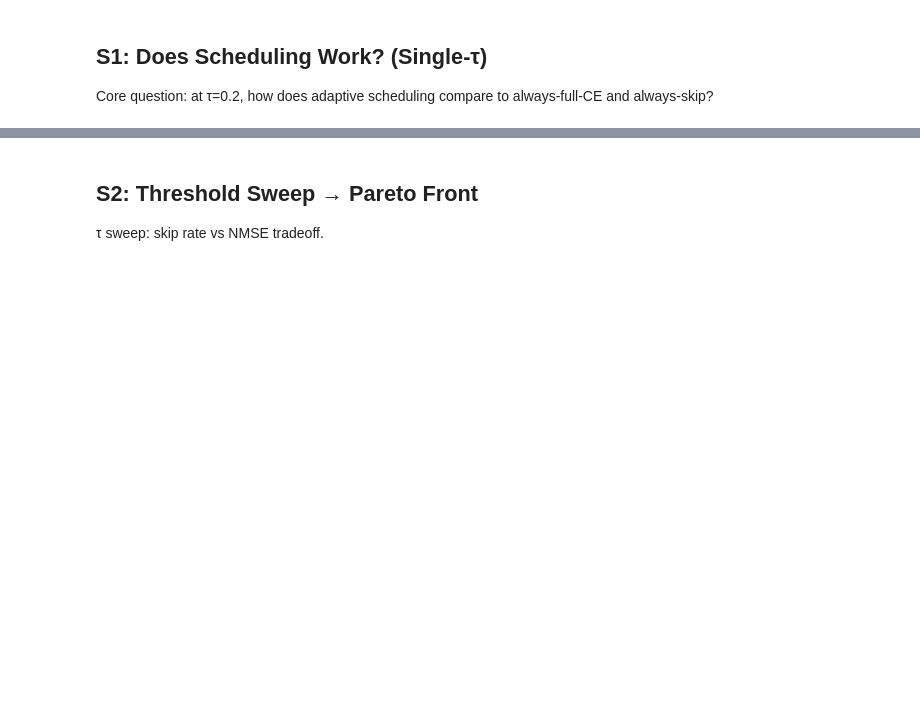
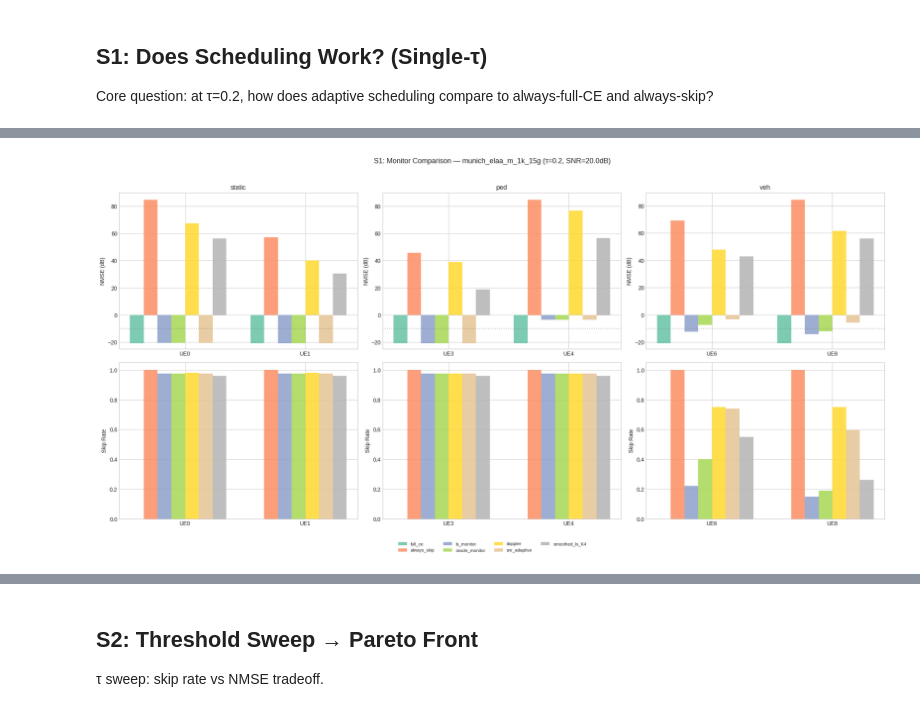
Before and after one commit to sungminlee114/6g-collaborative_bs, a Jupyter notebook: src/experiments/analysis.ipynb, the cells around one changed output, grey strips where cells are left out. Cells and saved outputs as stored; diff of their text form; code cells hidden in the pictures; blank space fills up the shorter version.

```diff
--- a/src/experiments/analysis.ipynb
+++ b/src/experiments/analysis.ipynb
@@ -73,45 +362,62 @@ Core question: at τ=0.2, how does adaptive scheduling compare to always-full-CE
 from src.experiments.pipeline import run_s1
 s1 = run_s1(ue_data, tau=0.2)
 
-# Plot: NMSE by strategy × UE
 per_ue = s1["per_ue"]
 strategy_names = list(per_ue[0]["strategies"].keys())
 n_strat = len(strategy_names)
-n_ue = len(per_ue)
+colors = plt.cm.Set2(np.linspace(0, 1, n_strat))
 
-fig, axes = plt.subplots(1, 2, figsize=(18, 6))
+# Group UEs by speed
+speed_groups = {"static": [], "ped": [], "veh": []}
+for u in per_ue:
+    lbl = "static" if u["speed"] < 0.1 else ("ped" if u["speed"] < 5 else "veh")
+    speed_groups[lbl].append(u)
 
-# 1a: NMSE grouped bar
-ax = axes[0]
-x = np.arange(n_ue)
-w = 0.8 / n_strat
-colors = plt.cm.Set2(np.linspace(0, 1, n_strat))
-for j, sname in enumerate(strategy_names):
-    vals = [u["strategies"][sname]["nmse_db"] for u in per_ue]
-    ax.bar(x + j * w, vals, w, label=sname, color=colors[j], alpha=0.85)
-labels_ue = [f"UE{u['uid']}\n({'static' if u['speed']<0.1 else 'ped' if u['speed']<5 else 'veh'})" for u in per_ue]
-ax.set_xticks(x + w * n_strat / 2); ax.set_xticklabels(labels_ue)
-ax.set_ylabel("NMSE (dB)"); ax.set_title("S1: NMSE by Monitor Strategy")
-ax.axhline(-10, color="gray", ls=":", alpha=0.5)
-ax.set_ylim(bottom=min(-25, min(u["strategies"][s]["nmse_db"] for u in per_ue for s in strategy_names) - 2))
-ax.legend(fontsize=6, ncol=2, loc="upper right")
+fig, axes = plt.subplots(2, 3, figsize=(20, 10))
 
-# 1b: Skip rate grouped bar
-ax = axes[1]
-for j, sname in enumerate(strategy_names):
-    vals = [u["strategies"][sname]["skip_rate"] for u in per_ue]
-    ax.bar(x + j * w, vals, w, label=sname, color=colors[j], alpha=0.85)
-ax.set_xticks(x + w * n_strat / 2); ax.set_xticklabels(labels_ue)
-ax.set_ylabel("Skip Rate"); ax.set_title("S1: Skip Rate by Monitor Strategy")
-ax.legend(fontsize=6, ncol=2, loc="upper right")
+for col, (spd_label, ues) in enumerate(speed_groups.items()):
+    if not ues:
+        continue
+    n_ue = len(ues)
+    x = np.arange(n_ue)
+    w = 0.8 / n_strat
 
-fig.suptitle(f"S1: {ue_data['preset']} — Monitor Comparison (τ={s1['tau']}, SNR={s1['snr_db']}dB)", fontsize=12)
-plt.tight_layout(); plt.show()
+    # Top row: NMSE
+    ax = axes[0, col]
+    for j, sname in enumerate(strategy_names):
+        vals = [u["strategies"][sname]["nmse_db"] for u in ues]
+        ax.bar(x + j * w, vals, w, label=sname if col == 0 else "", color=colors[j], alpha=0.85)
+    ue_labels = [f"UE{u['uid']}" for u in ues]
+    ax.set_xticks(x + w * n_strat / 2); ax.set_xticklabels(ue_labels)
+    ax.set_ylabel("NMSE (dB)"); ax.set_title(f"{spd_label}")
+    ax.axhline(-10, color="gray", ls=":", alpha=0.5)
+    ax.set_ylim(bottom=min(-25, min(u["strategies"][s]["nmse_db"] for u in ues for s in strategy_names if u["strategies"][s]["nmse_db"] > -100) - 2))
+
+    # Bottom row: Skip Rate
+    ax = axes[1, col]
+    for j, sname in enumerate(strategy_names):
+        vals = [u["strategies"][sname]["skip_rate"] for u in ues]
+        ax.bar(x + j * w, vals, w, label=sname if col == 0 else "", color=colors[j], alpha=0.85)
+    ax.set_xticks(x + w * n_strat / 2); ax.set_xticklabels(ue_labels)
+    ax.set_ylabel("Skip Rate"); ax.set_ylim(0, 1.05)
+
+# Shared legend
+handles, labels_lg = axes[0, 0].get_legend_handles_labels()
+fig.legend(handles, labels_lg, loc="lower center", ncol=4, fontsize=8, bbox_to_anchor=(0.5, -0.02))
+
+fig.suptitle(f"S1: Monitor Comparison — {ue_data['preset']} (τ={s1['tau']}, SNR={s1['snr_db']}dB)", fontsize=13)
+plt.tight_layout(rect=[0, 0.04, 1, 0.96]); plt.show()
 
 # Summary table
-print(f"\nτ_base={s1['tau']}, τ_snr_adaptive={s1.get('tau_snr_adaptive','?')}")
-print(f"{'Strategy':20s} | " + " | ".join(f"UE{u['uid']:>2d}" for u in per_ue))
-print("-" * (22 + 8 * n_ue))
-for sname in strategy_names:
-    vals = [f"{u['strategies'][sname]['nmse_db']:+5.1f}" for u in per_ue]
-    print(f"{sname:20s} | " + " | ".join(vals))
+print(f"\nτ_base={s1['tau']}, τ_snr_adaptive={s1.get('tau_snr_adaptive','?'):.3f}")
+for spd_label, ues in speed_groups.items():
+    if not ues:
+        continue
+    print(f"\n  {spd_label}:")
+    print(f"    {'Strategy':20s} | " + " | ".join(f"UE{u['uid']:>2d}" for u in ues))
+    print(f"    {'-'*22}" + "--------" * len(ues))
+    for sname in strategy_names:
+        vals = [f"{u['strategies'][sname]['nmse_db']:+5.1f}" for u in ues]
+        srs = [f"{u['strategies'][sname]['skip_rate']:.0%}" for u in ues]
+        print(f"    {sname:20s} | " + " | ".join(f"{v}({s})" for v, s in zip(vals, srs)))
+# %% [output]
@@ -117,0 +441 @@ for sname in strategy_names:
+[figure, added]
```
Also changed, not shown: parts of 14 cells of this notebook.
